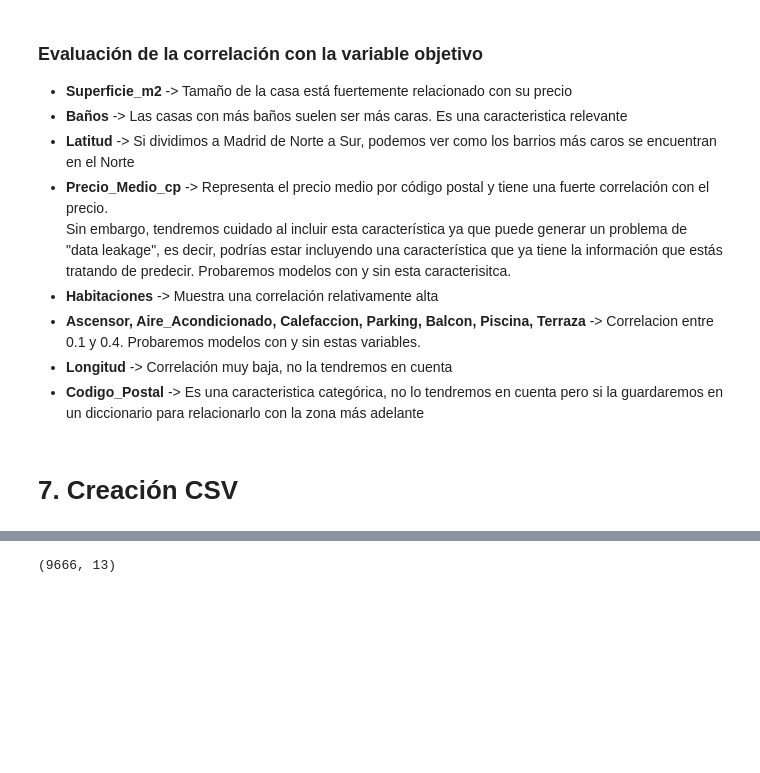
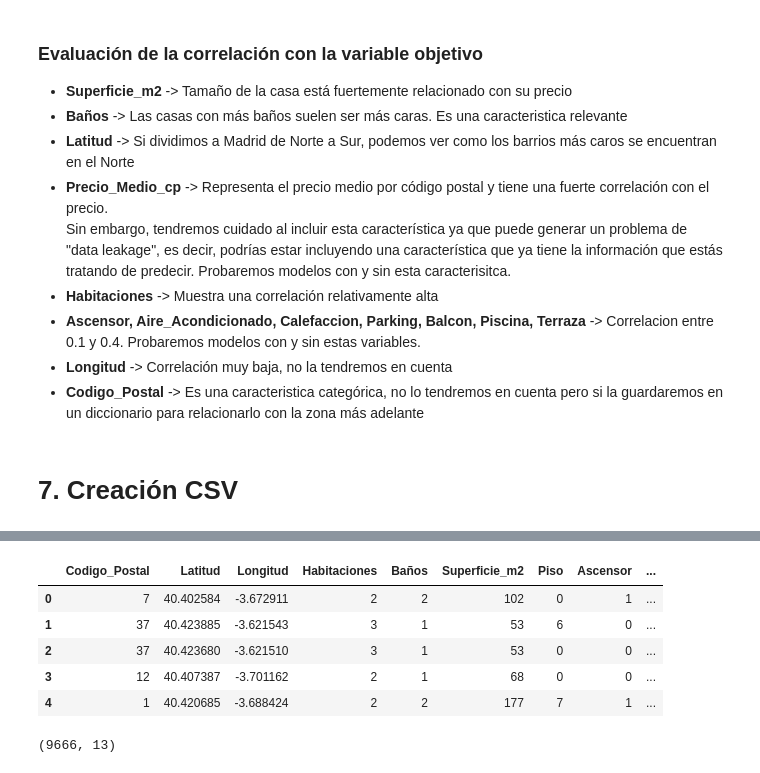
Before and after one commit to spomis1/House_Price_Prediction_Madrid, a Jupyter notebook: Notebooks/01_EDA_&_Preprocesamiento.ipynb, the cells around one changed output, grey strips where cells are left out. Saved outputs shown, nothing was run; the diff lists cells and outputs as text; code cells hidden in the pictures; blank space fills up the shorter version.

```diff
--- a/Notebooks/01_EDA_&_Preprocesamiento.ipynb
+++ b/Notebooks/01_EDA_&_Preprocesamiento.ipynb
@@ -161,13 +163,20 @@ madrid['Zipcode'].nunique()
 87
 # %%
 # Crear un geocodificador Nominatim
-geolocator = Nominatim(user_agent="myGeocoder",timeout=10)
+geolocator = Nominatim(user_agent="Madrid_Housing_Predict_Price")
 # Funcion para completar los Zipcode nulos o los que no comienzan con 28
 def obtener_codigo_postal(madrid):
-    if pd.isna(madrid['Zipcode']) or not str(madrid['Zipcode']).startswith("28"):
-        location = geolocator.reverse((madrid['Latitude'], madrid['Longitude']), exactly_one=True)
-        if location:
-            zipcode = location.raw.get('address', {}).get('postcode', None)
-            if zipcode:
-                return zipcode
+    try:
+        if pd.isna(madrid['Zipcode']) or not str(madrid['Zipcode']).startswith("28"):
+            location = geolocator.reverse((madrid['Latitude'], madrid['Longitude']), exactly_one=True)
+            if location:
+                zipcode = location.raw.get('address', {}).get('postcode', None)
+                if zipcode:
+                    return zipcode
+    except (GeocoderTimedOut, GeocoderServiceError) as e:
+        print(f"Error: {e}")
+        # Puedes agregar lógica aquí para manejar el error, como esperar un tiempo y volver a intentar
     return madrid['Zipcode']
+
+# Aplicamos la función para completar los códigos postales
+madrid['Zipcode'] = madrid.apply(obtener_codigo_postal, axis=1)
@@ -644,4 +620,13 @@ madrid.describe().T
 | Piscina | 9666.0 | 0.092179 | 0.289293 | 0.000000 | 0.000000 | 0.000000 | 0.000000 | 1.000000e+00 |
 | Precio_Medio_cp | 9666.0 | 538272.507759 | 341321.904314 | 152717.000000 | 247271.000000 | 440796.000000 | 747577.000000 | 1.709528e+06 |
 | Precio | 9666.0 | 529680.160356 | 529645.317653 | 53700.000000 | 205000.000000 | 355000.000000 | 679000.000000 | 5.000000e+06 |
+# %%
+madrid.head()
+# %% [output]
+|  | Codigo_Postal | Latitud | Longitud | Habitaciones | Baños | Superficie_m2 | Piso | Ascensor | ... |
+| 0 | 7 | 40.402584 | -3.672911 | 2 | 2 | 102 | 0 | 1 | ... |
+| 1 | 37 | 40.423885 | -3.621543 | 3 | 1 | 53 | 6 | 0 | ... |
+| 2 | 37 | 40.423680 | -3.621510 | 3 | 1 | 53 | 0 | 0 | ... |
+| 3 | 12 | 40.407387 | -3.701162 | 2 | 1 | 68 | 0 | 0 | ... |
+| 4 | 1 | 40.420685 | -3.688424 | 2 | 2 | 177 | 7 | 1 | ... |
 # %%
```
Also changed, not shown: parts of 13 cells of this notebook, 8 other files.
